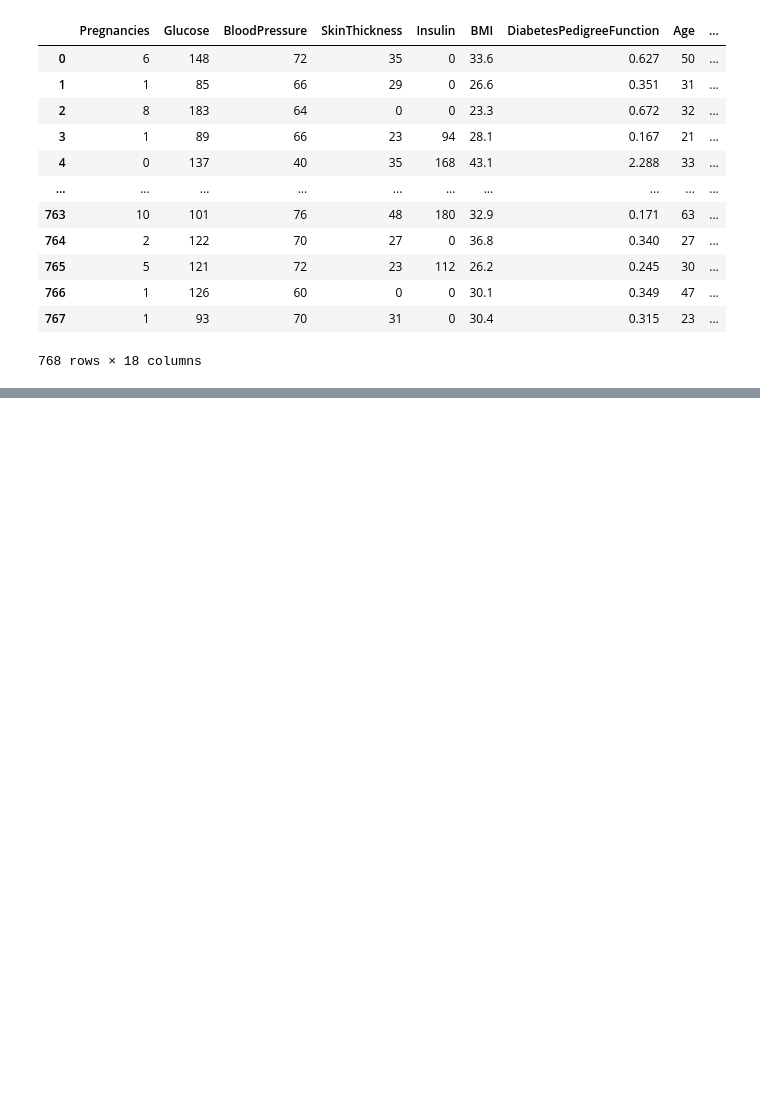
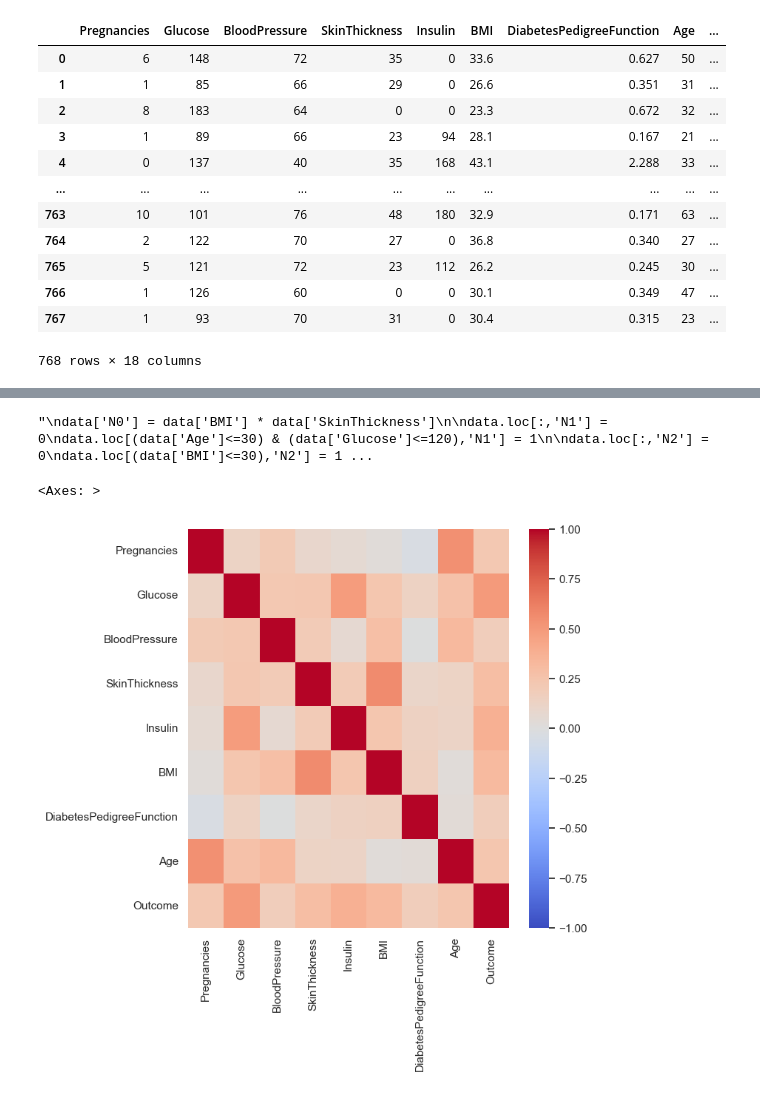
Before and after one commit to mualal/ya-profi-preparation, a Jupyter notebook: notebooks/pima-indians-diabetes-prediction-pure.ipynb, the cells around one changed output, grey strips where cells are left out. Drawn from its saved outputs; the diff is of its cells as text; code cells hidden in the pictures; blank space fills up the shorter version.

```diff
--- a/notebooks/pima-indians-diabetes-prediction-pure.ipynb
+++ b/notebooks/pima-indians-diabetes-prediction-pure.ipynb
@@ -305,0 +364,11 @@ Early stopping, best iteration is:
+# %%
+def median_target(var):
+    temp = data[data[var].notnull()]
+    temp = temp[[var, 'Outcome']].groupby(['Outcome'])[[var]].median().reset_index()
+    return temp
+
+for i in ['Glucose', 'BloodPressure', 'SkinThickness', 'Insulin', 'BMI']:
+    median_value = median_target(i)
+    print(median_value)
+    data.loc[(data['Outcome'] == 0 ) & (data[i].isnull()), i] = median_value[i][0]
+    data.loc[(data['Outcome'] == 1 ) & (data[i].isnull()), i] = median_value[i][1]
@@ -305,0 +391,52 @@ Early stopping, best iteration is:
+# %%
+'''
+data['N0'] = data['BMI'] * data['SkinThickness']
+
+data.loc[:,'N1'] = 0
+data.loc[(data['Age']<=30) & (data['Glucose']<=120),'N1'] = 1
+
+data.loc[:,'N2'] = 0
+data.loc[(data['BMI']<=30),'N2'] = 1
+
+data.loc[:,'N3'] = 0
+data.loc[(data['Age']<=30) & (data['Pregnancies']<=6),'N3'] = 1
+
+data.loc[:,'N4'] = 0
+data.loc[(data['Glucose']<=105) & (data['BloodPressure']<=80),'N4'] = 1
+
+data.loc[:,'N5'] = 0
+data.loc[(data['SkinThickness']<=20) ,'N5'] = 1
+
+data.loc[:,'N6'] = 0
+data.loc[(data['BMI']<30) & (data['SkinThickness']<=20),'N6'] = 1
+
+data.loc[:,'N7'] = 0
+data.loc[(data['Glucose']<=105) & (data['BMI']<=30),'N7'] = 1
+
+data['N8'] =  data['Pregnancies'] / data['Age']
+
+data.loc[:,'N9'] = 0
+data.loc[(data['Insulin']<200),'N9'] = 1
+
+data.loc[:,'N10'] = 0
+data.loc[(data['BloodPressure']<80),'N10'] = 1
+
+data.loc[:,'N11'] = 0
+data.loc[(data['Pregnancies']<4) & (data['Pregnancies']!=0) ,'N11'] = 1
+
+data['N12'] = data['Age'] * data['DiabetesPedigreeFunction']
+
+data['N13'] = data['Glucose'] / data['DiabetesPedigreeFunction']
+
+data['N14'] = data['Age'] / data['Insulin']
+
+data.loc[:,'N15'] = 0
+data.loc[(data['N0']<1034) ,'N15'] = 1
+'''
+# %% [output]
+"\ndata['N0'] = data['BMI'] * data['SkinThickness']\n\ndata.loc[:,'N1'] = 0\ndata.loc[(data['Age']<=30) & (data['Glucose']<=120),'N1'] = 1\n\ndata.loc[:,'N2'] = 0\ndata.loc[(data['BMI']<=30),'N2'] = 1 ...
+# %%
+sns.heatmap(data.corr(), vmin=-1, vmax=1, center=0, cmap='coolwarm')
+# %% [output]
+<Axes: >
+[figure, added]
```
Also changed, not shown: parts of 17 cells of this notebook, 1 other file.
